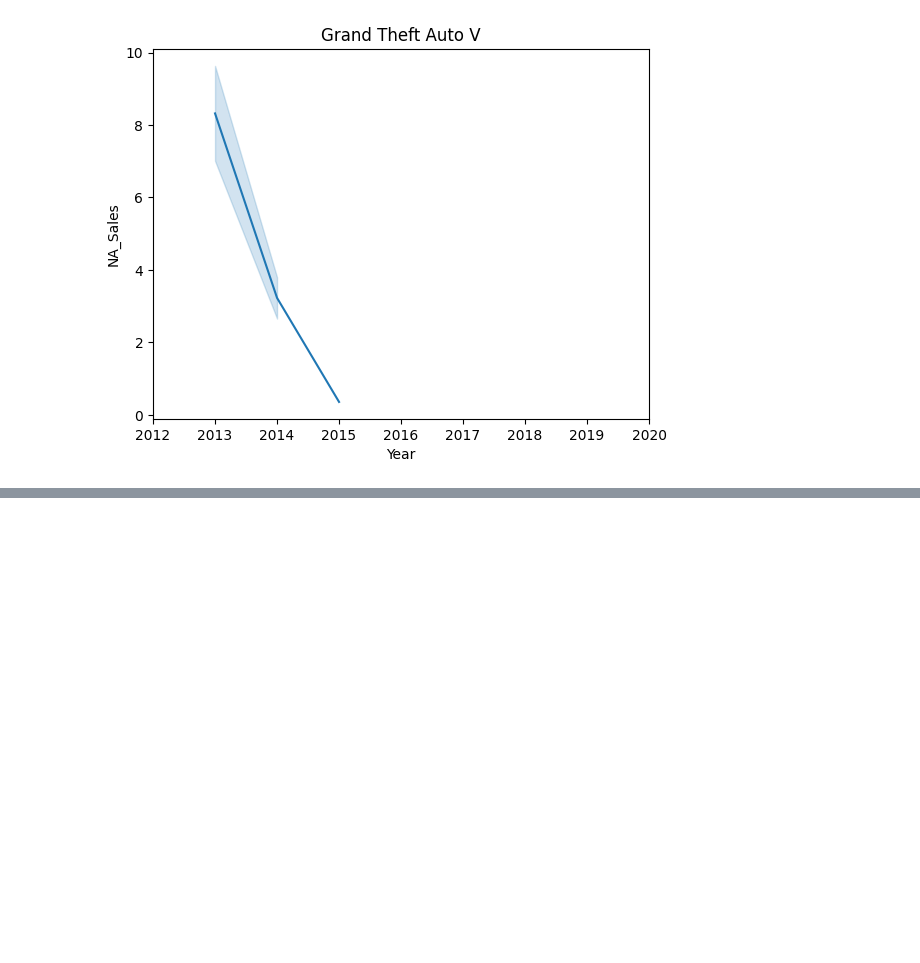
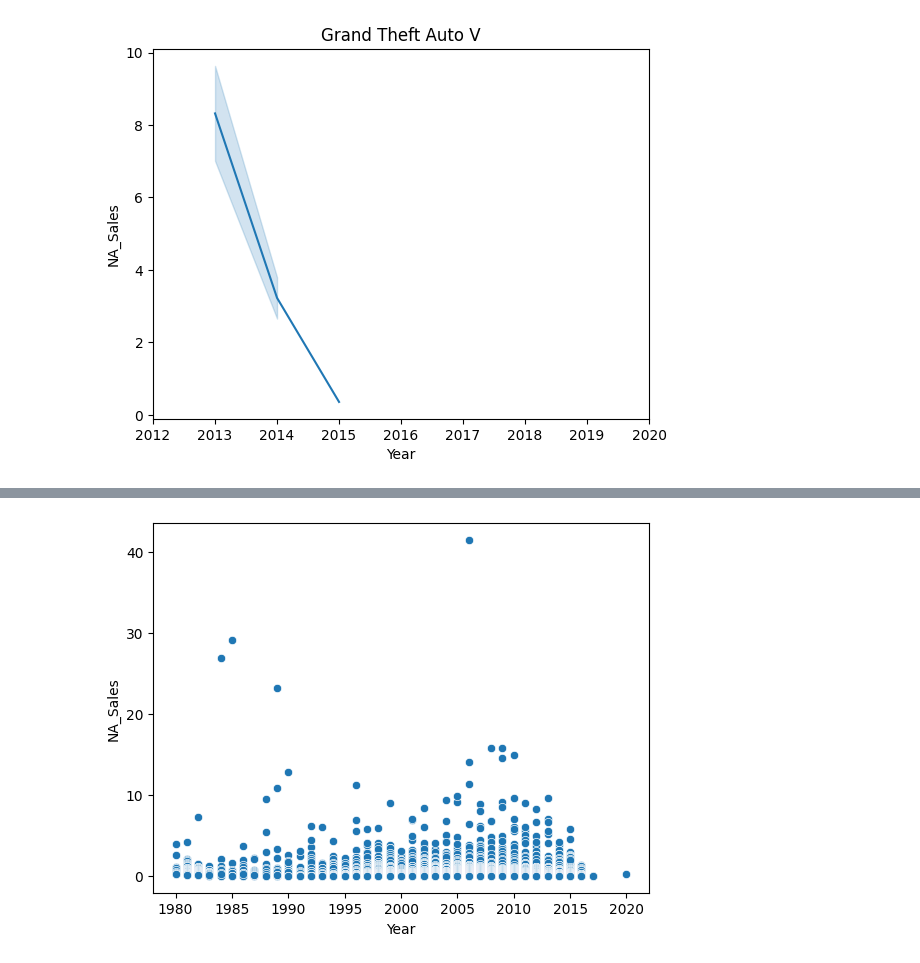
Before and after one commit to kushbharti/matlib_prac, a Jupyter notebook: Practices/base.ipynb, the cells around one changed output, grey strips where cells are left out. Saved outputs shown, nothing was run; the diff lists cells and outputs as text; code cells hidden in the pictures; blank space fills up the shorter version.

```diff
--- a/Practices/base.ipynb
+++ b/Practices/base.ipynb
@@ -113,0 +116,5 @@ sns.lineplot(data=b, x='Year', y='NA_Sales', label='Grand Theft Auto V')
+# %%
+sns.scatterplot(data=data, x='Year', y='NA_Sales')
+plt.show()
+# %% [output]
+[figure, added]
```
Also changed, not shown: parts of 9 cells of this notebook.
